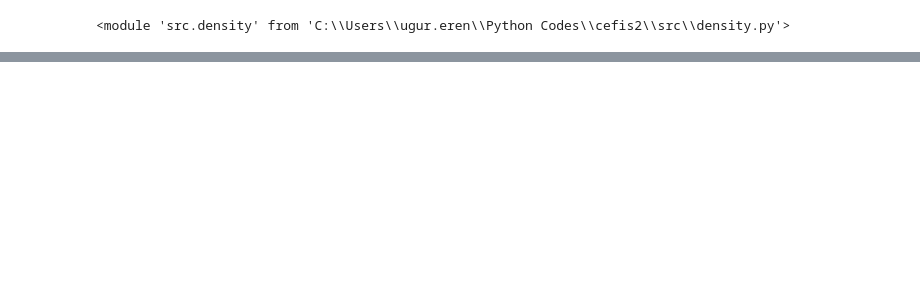
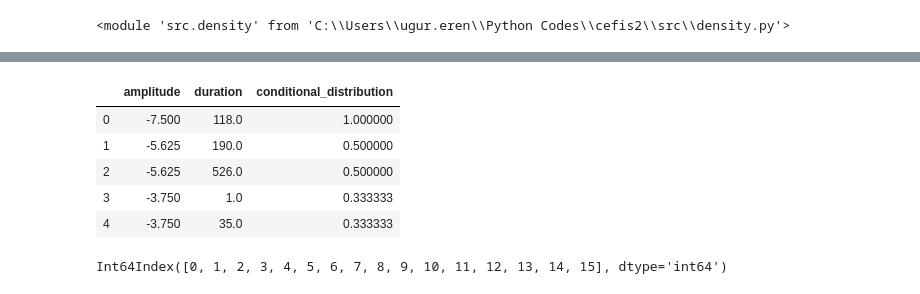
Before and after one commit to birdalugur/cefis2, a Jupyter notebook: Dens.ipynb, the cells around one changed output, grey strips where cells are left out. Saved outputs shown, nothing was run; the diff lists cells and outputs as text; code cells hidden in the pictures; blank space fills up the shorter version.

```diff
--- a/Dens.ipynb
+++ b/Dens.ipynb
@@ -24,0 +44,2 @@ def check_it():
+# %%
+data_density = den.Density(data)
@@ -24,0 +50,15 @@ def check_it():
+# %%
+con_dur2=data_density.conditional_density('amplitude').normal
+# %%
+con_dur2.head()
+# %% [output]
+|  | amplitude | duration | conditional_distribution |
+| 0 | -7.500 | 118.0 | 1.000000 |
+| 1 | -5.625 | 190.0 | 0.500000 |
+| 2 | -5.625 | 526.0 | 0.500000 |
+| 3 | -3.750 | 1.0 | 0.333333 |
+| 4 | -3.750 | 35.0 | 0.333333 |
+# %%
+con_dur2.index.get_level_values(0).unique()
+# %% [output]
+Int64Index([0, 1, 2, 3, 4, 5, 6, 7, 8, 9, 10, 11, 12, 13, 14, 15], dtype='int64')
```
Also changed, not shown: parts of 12 cells of this notebook, 6 other files.
